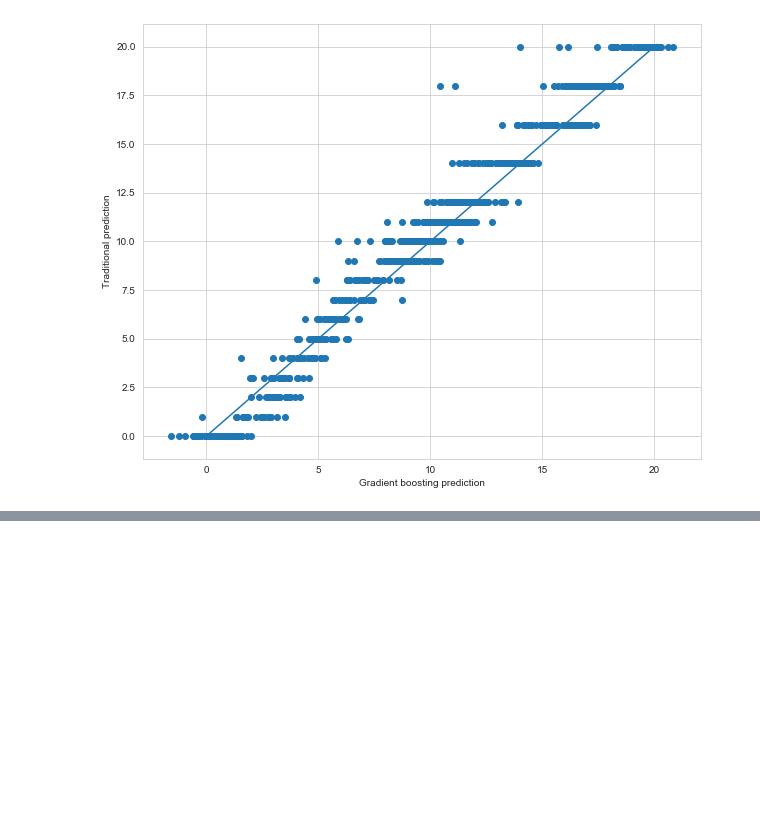
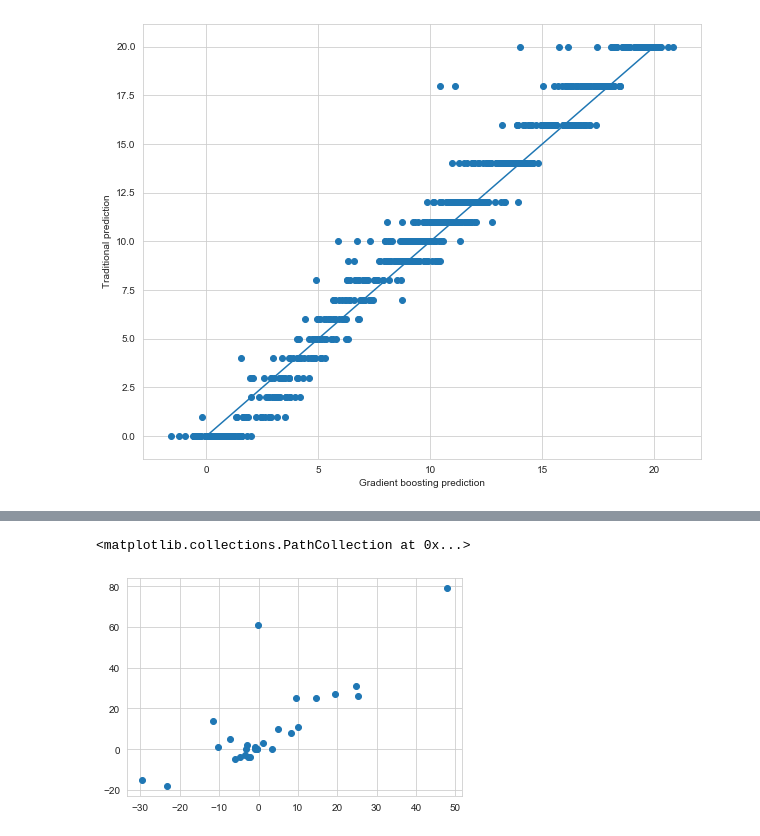
Before and after one commit to jtang9001/skynet2, a Jupyter notebook: skSVM.ipynb, the cells around one changed output, grey strips where cells are left out. Cells and saved outputs as stored; diff of their text form; code cells hidden in the pictures; blank space fills up the shorter version.

```diff
--- a/skSVM.ipynb
+++ b/skSVM.ipynb
@@ -222,0 +228,5 @@ preds.plot.barh(x = "school", y = ["gbrError", "tradError"])
+# %%
+plt.scatter(preds["gbrError"], preds["tradError"])
+# %% [output]
+<matplotlib.collections.PathCollection at 0x...>
+[figure, added]
```
Also changed, not shown: parts of 7 cells of this notebook.
